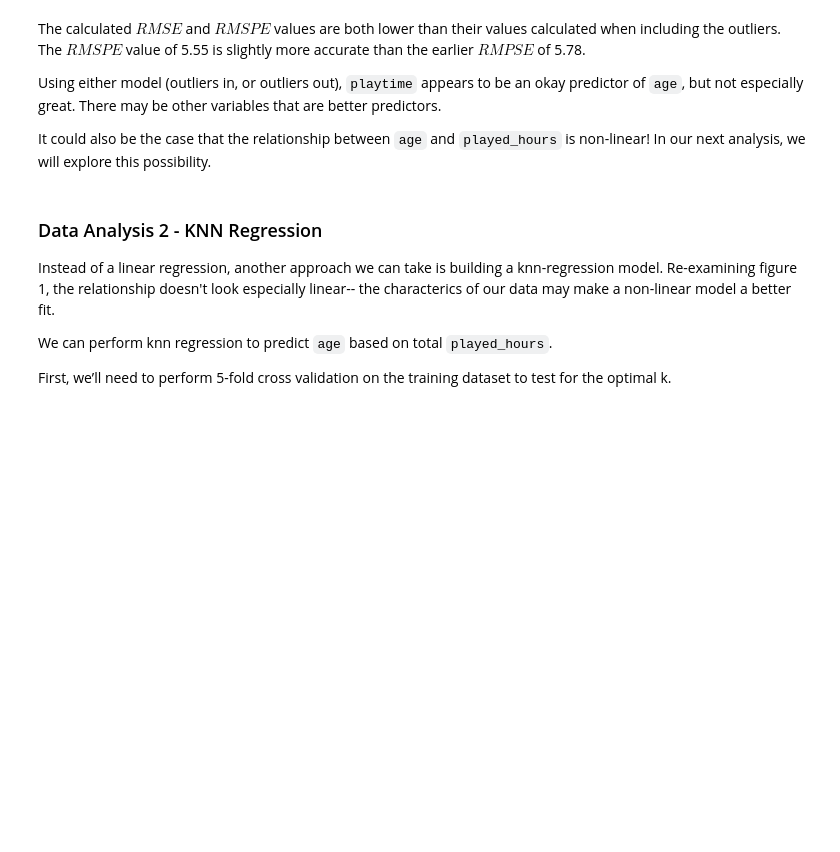
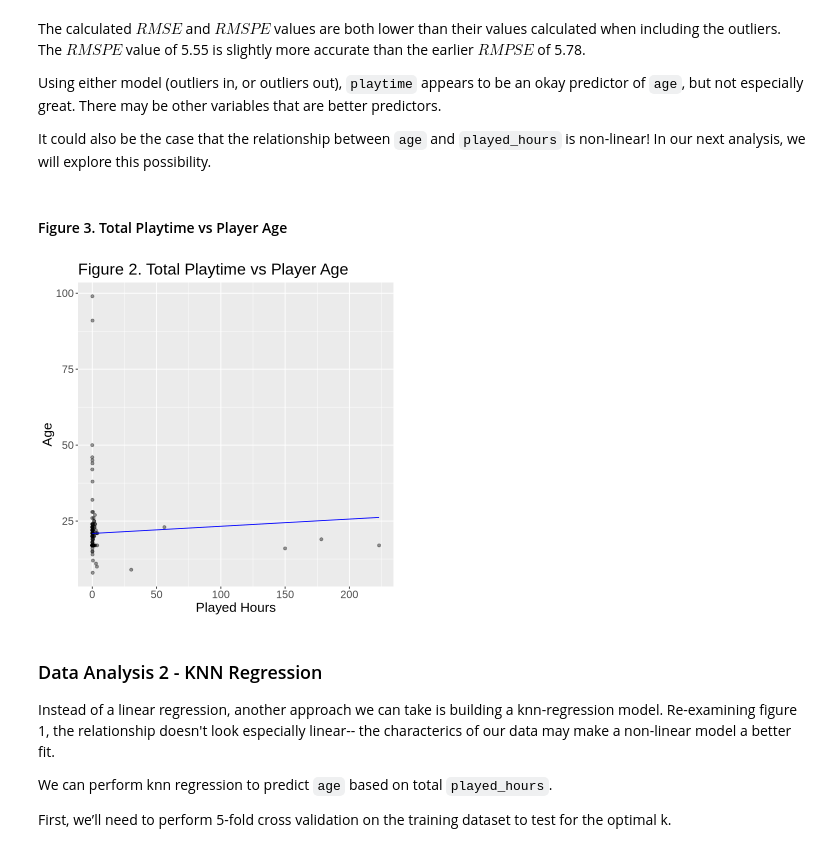
Before and after one commit to Kavisha1141/dsci100_final_project, a Jupyter notebook: project_final_report.ipynb, the cells around one changed output. Saved outputs shown, nothing was run; the diff lists cells and outputs as text; code cells hidden in the pictures; blank space fills up the shorter version.

```diff
--- a/project_final_report.ipynb
+++ b/project_final_report.ipynb
@@ -384,3 +388,26 @@ It could also be the case that the relationship between `age` and `played_hours`
+# %% [markdown]
+<h4>Figure 3. Total Playtime vs Player Age</h4>
+# %%
+options(repr.plot.width = 6, repr.plot.height = 6)
+
+lm_preds <- ref_data_fit |>
+  predict(data_training) |>
+  bind_cols(data_training)
+
+lm_predictions <- lm_preds |>
+	ggplot(aes(x = played_hours, y = age)) +
+    	geom_point(alpha = 0.4) +
+    	geom_line(
+        	mapping = aes(x = played_hours, y = .pred),
+        	color = "blue") +
+    	xlab("Played Hours") +
+    	ylab("Age") +
+    	theme(text = element_text(size = 16)) +
+    	ggtitle("Figure 2. Total Playtime vs Player Age")
+
+lm_predictions
+# %% [output]
+[figure, added]
 # %% [markdown]
 <h3>Data Analysis 2 - KNN Regression</h3>
 
```
Also changed, not shown: parts of 4 cells of this notebook.
